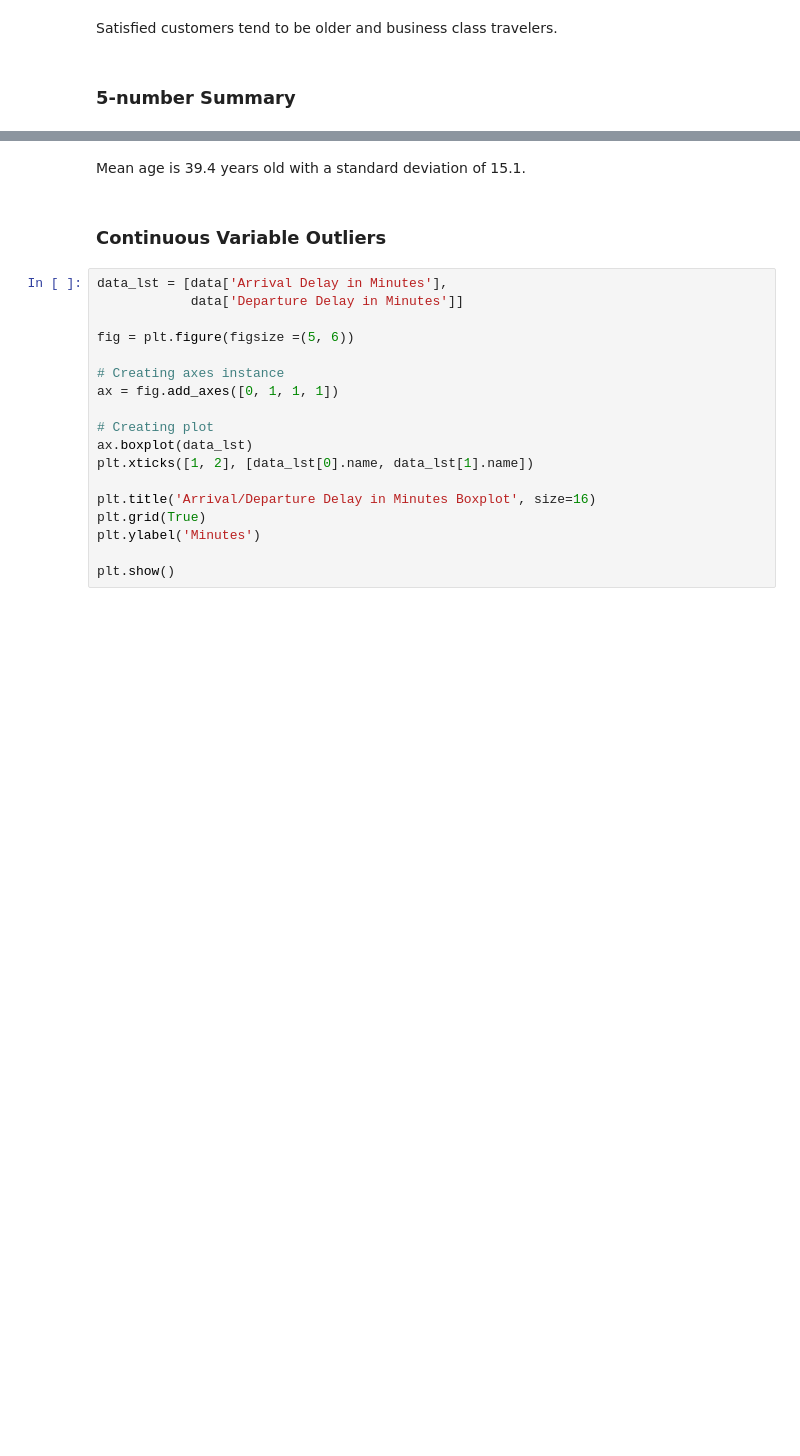
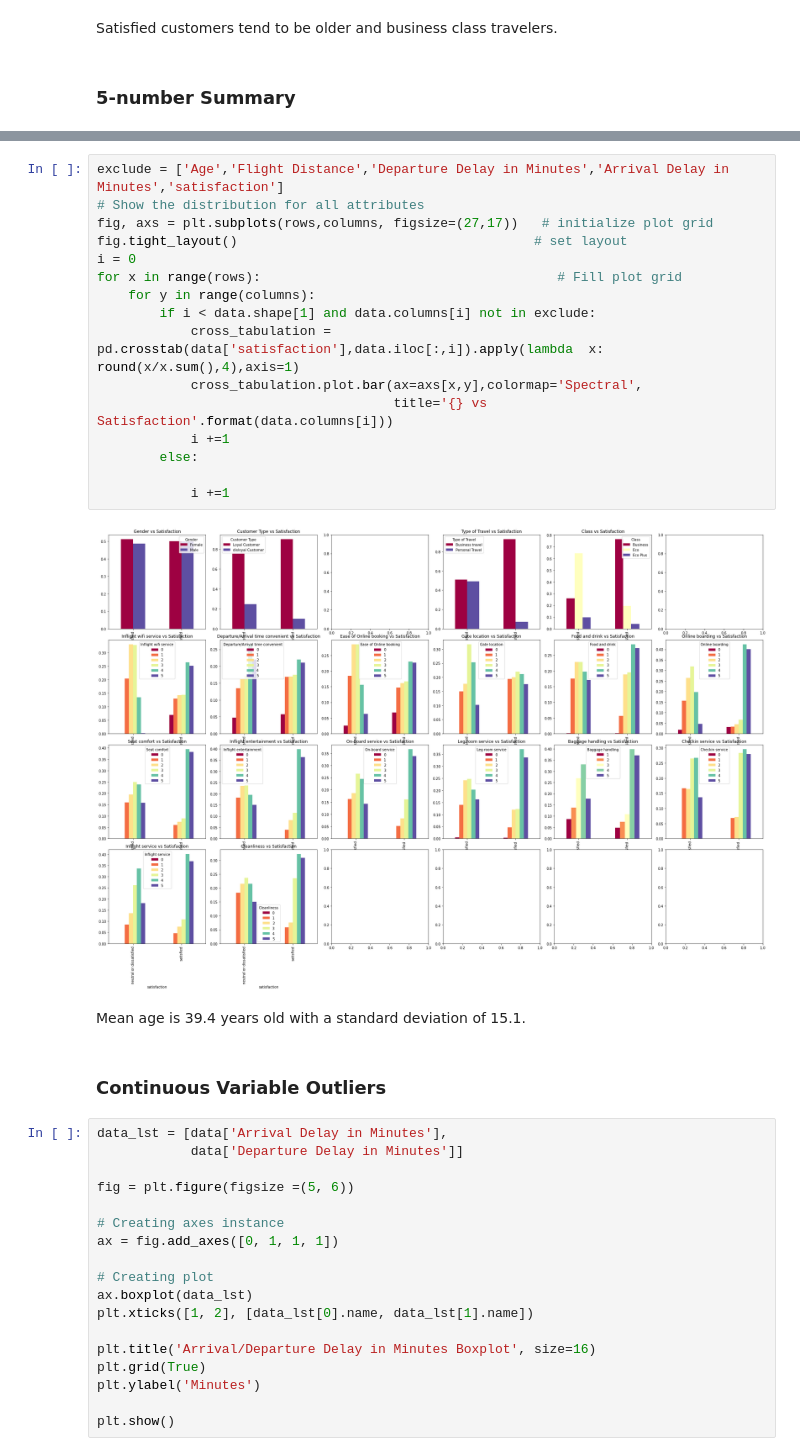
Before and after one commit to gpala7077/Classifying_Airline_Customer_Satisfication, a Jupyter notebook: Final_Project_data_exploration.ipynb, the cells around one changed output, grey strips where cells are left out. Drawn from its saved outputs; the diff is of its cells as text; blank space fills up the shorter version.

Commit message:
Added cross tabulations

```diff
--- a/Final_Project_data_exploration.ipynb
+++ b/Final_Project_data_exploration.ipynb
@@ -179,3 +213,21 @@ data.select_dtypes('int64').describe().round(2)
+# %%
+exclude = ['Age','Flight Distance','Departure Delay in Minutes','Arrival Delay in Minutes','satisfaction']
+# Show the distribution for all attributes
+fig, axs = plt.subplots(rows,columns, figsize=(27,17))   # initialize plot grid
+fig.tight_layout()                                      # set layout
+i = 0
+for x in range(rows):                                      # Fill plot grid
+    for y in range(columns):
+        if i < data.shape[1] and data.columns[i] not in exclude:
+            cross_tabulation = pd.crosstab(data['satisfaction'],data.iloc[:,i]).apply(lambda  x: round(x/x.sum(),4),axis=1)
+            cross_tabulation.plot.bar(ax=axs[x,y],colormap='Spectral',
+                                      title='{} vs Satisfaction'.format(data.columns[i]))
+            i +=1
+        else:
+
+            i +=1
+# %% [output]
+[figure, added]
 # %% [markdown]
 Mean age is 39.4 years old with a standard deviation of 15.1.
 # %% [markdown]
```
Also changed, not shown: parts of 6 cells of this notebook, 1 other file.
